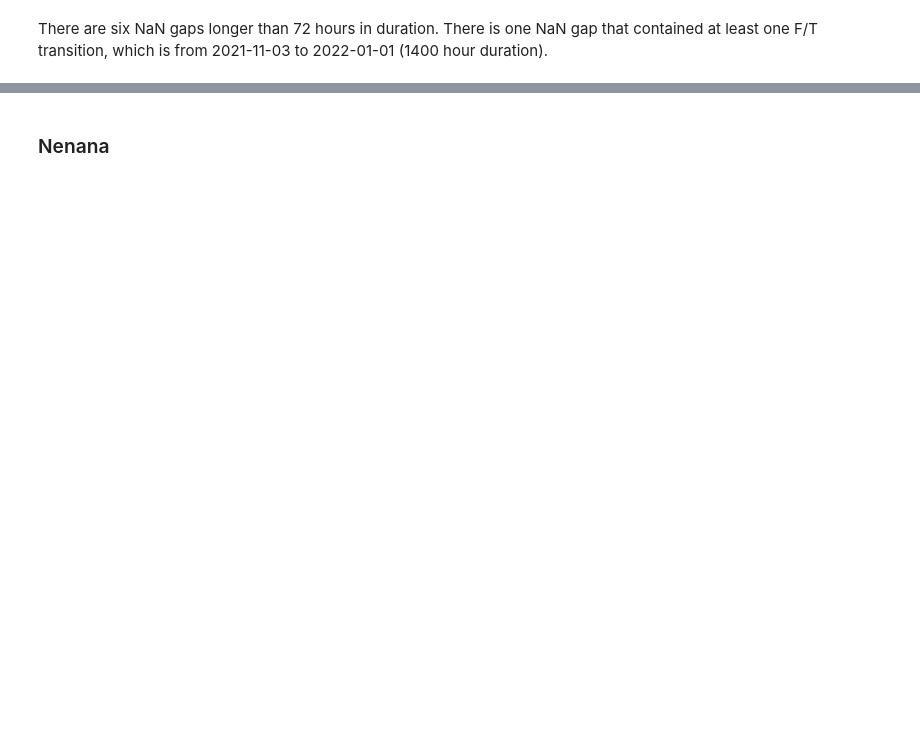
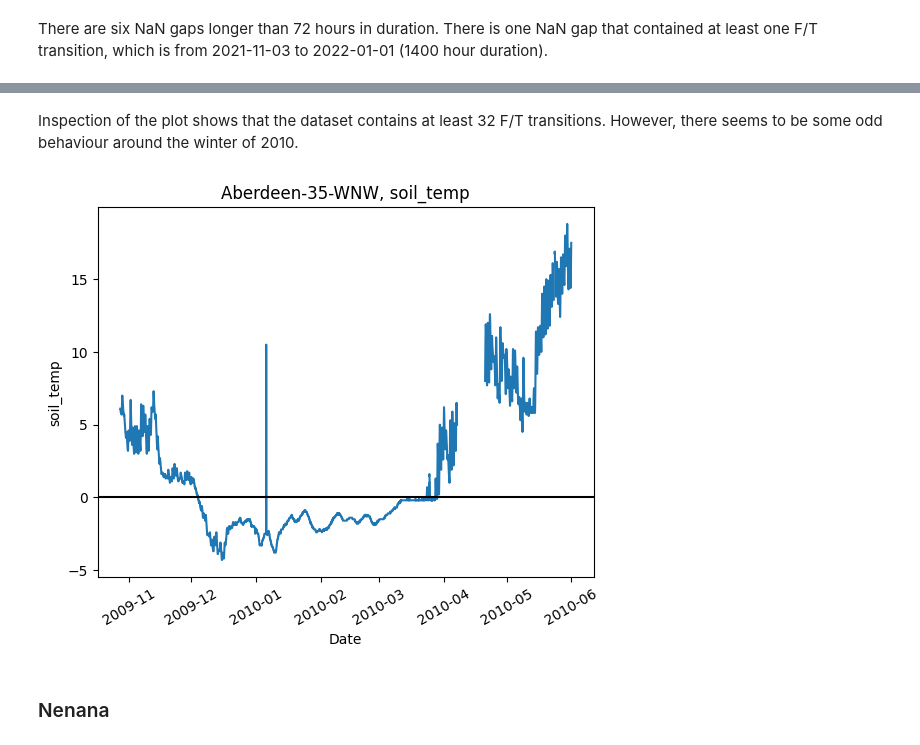
Before and after one commit to gerezk/freeze-thaw-soil-prediction, a Jupyter notebook: ISMN_data_cleaning.ipynb, the cells around one changed output, grey strips where cells are left out. Saved outputs shown, nothing was run; the diff lists cells and outputs as text; code cells hidden in the pictures; blank space fills up the shorter version.

```diff
--- a/ISMN_data_cleaning.ipynb
+++ b/ISMN_data_cleaning.ipynb
@@ -248,3 +304,9 @@ There are six NaN gaps longer than 72 hours in duration. There is one NaN gap th
+# %% [markdown]
+Inspection of the plot shows that the dataset contains at least 32 F/T transitions. However, there seems to be some odd behaviour around the winter of 2010.
+# %%
+line_plot(aberdeen_df, long_variable, end=datetime.datetime(2010, 6, 1))
+# %% [output]
+[figure, added]
 # %% [markdown]
 ### Nenana
 # %%
```
Also changed, not shown: parts of 6 cells of this notebook.
